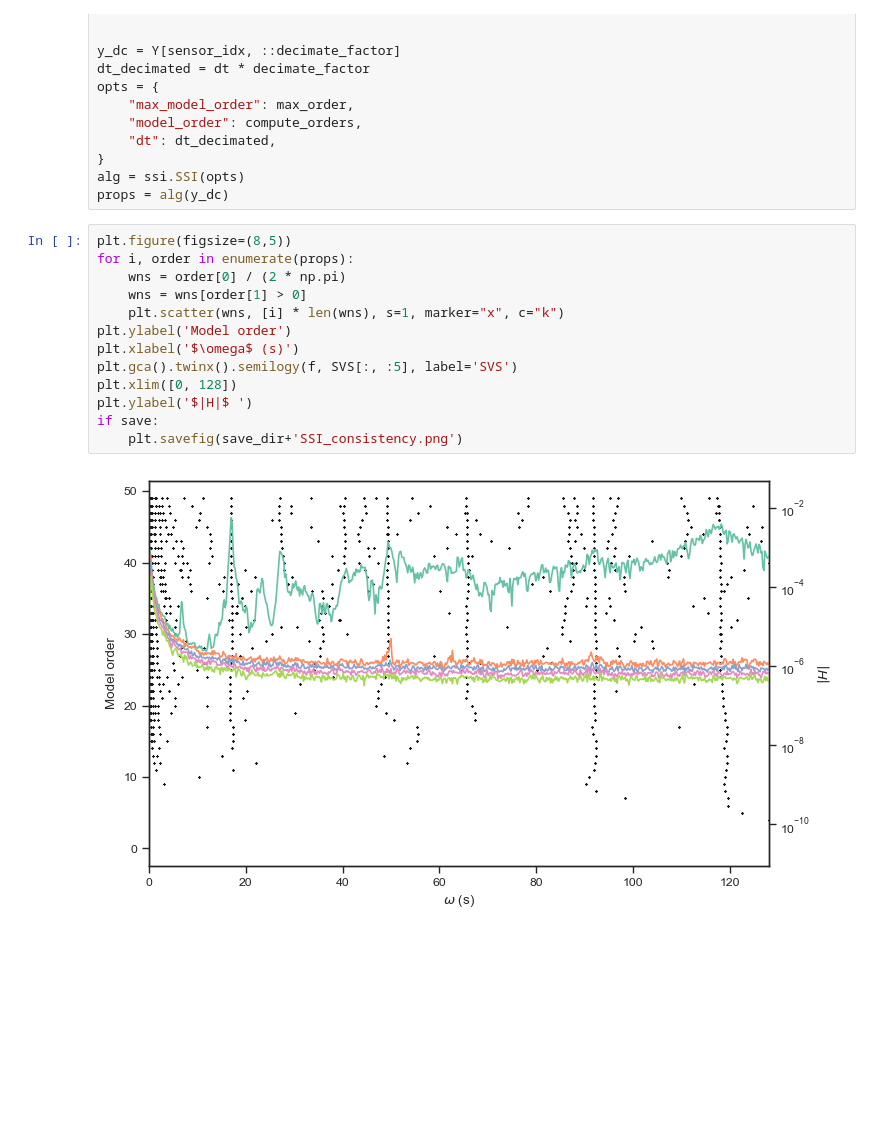
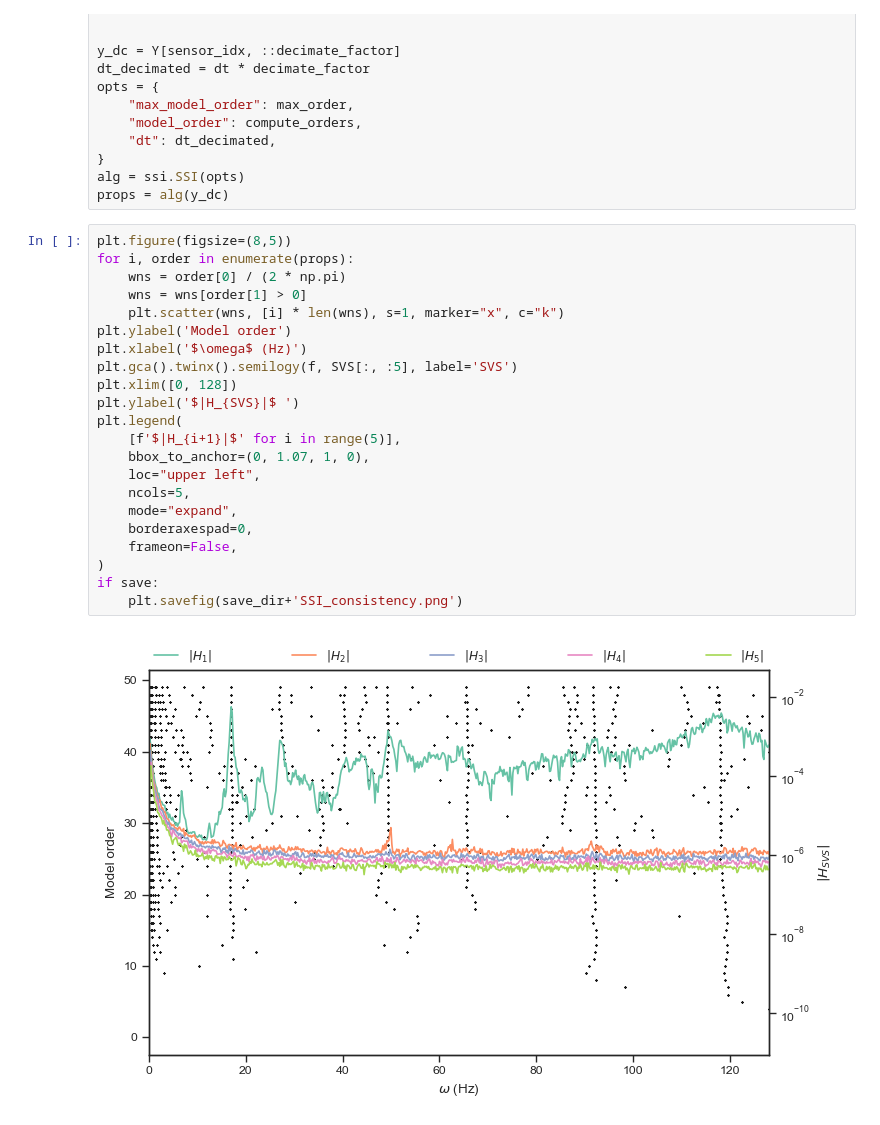
Before and after one commit to MDCHAMP/hawk-data, a Jupyter notebook: examples/system_ID.ipynb, the cells around one changed output. Drawn from its saved outputs; the diff is of its cells as text; blank space fills up the shorter version.

```diff
--- a/examples/system_ID.ipynb
+++ b/examples/system_ID.ipynb
@@ -316,18 +374,27 @@ props = alg(y_dc)
 # %%
 plt.figure(figsize=(8,5))
 for i, order in enumerate(props):
     wns = order[0] / (2 * np.pi)
     wns = wns[order[1] > 0]
     plt.scatter(wns, [i] * len(wns), s=1, marker="x", c="k")
 plt.ylabel('Model order')
-plt.xlabel('$\omega$ (s)')
+plt.xlabel('$\omega$ (Hz)')
 plt.gca().twinx().semilogy(f, SVS[:, :5], label='SVS')
 plt.xlim([0, 128])
-plt.ylabel('$|H|$ ')
+plt.ylabel('$|H_{SVS}|$ ')
+plt.legend(
+    [f'$|H_{i+1}|$' for i in range(5)],
+    bbox_to_anchor=(0, 1.07, 1, 0),
+    loc="upper left",
+    ncols=5,
+    mode="expand",
+    borderaxespad=0,
+    frameon=False,
+)
 if save:
     plt.savefig(save_dir+'SSI_consistency.png')
 # %% [output]
-[figure, old version]
+[figure, new version]
 # %% [markdown]
 
 Suggested next steps / exercises
```
Also changed, not shown: parts of 5 cells of this notebook, 2 other files.
